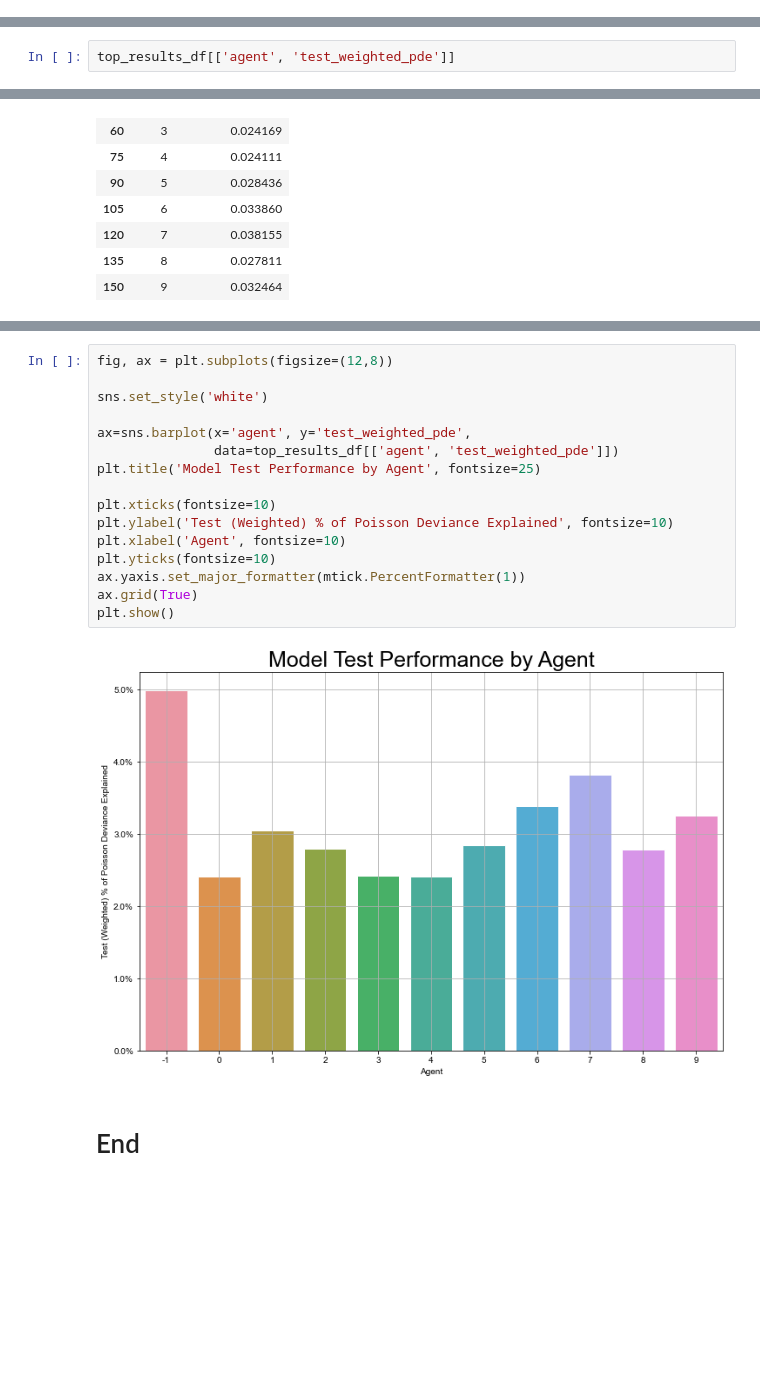
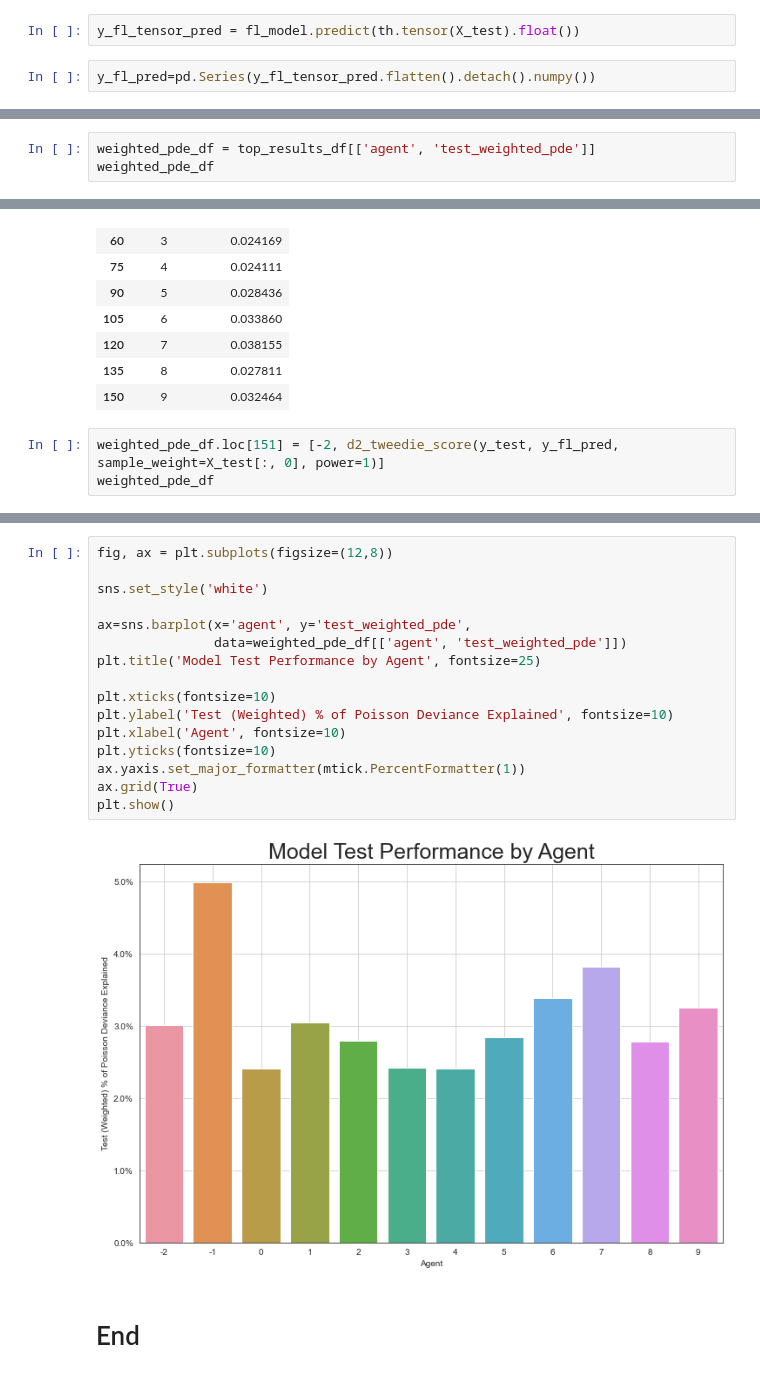
Before and after one commit to mw281685/IFoA-FL-WP, a Jupyter notebook: code/federated_learing_notebook_skorch n_jobs_ps_v8.4_graph.ipynb, the cells around one changed output, grey strips where cells are left out. Saved outputs shown, nothing was run; the diff lists cells and outputs as text; blank space fills up the shorter version.

Commit message:
Update graph nb & architecture.py to read in FL Torch model

```diff
--- a/code/federated_learing_notebook_skorch n_jobs_ps_v8.4_graph.ipynb
+++ b/code/federated_learing_notebook_skorch n_jobs_ps_v8.4_graph.ipynb
@@ -431,2 +470,6 @@ ax.legend(loc="upper left")
 # %% [markdown]
 # Metric
+# %%
+y_fl_tensor_pred = fl_model.predict(th.tensor(X_test).float())
+# %%
+y_fl_pred=pd.Series(y_fl_tensor_pred.flatten().detach().numpy())
@@ -433,5 +481,6 @@ ax.legend(loc="upper left")
 # %%
-top_results_df[['agent', 'test_weighted_pde']]
+weighted_pde_df = top_results_df[['agent', 'test_weighted_pde']]
+weighted_pde_df
 # %% [output]
 |  | agent | test_weighted_pde |
 | 0 | -1 | 0.049927 |
@@ -445,3 +494,6 @@ top_results_df[['agent', 'test_weighted_pde']]
 | 120 | 7 | 0.038155 |
 | 135 | 8 | 0.027811 |
 | 150 | 9 | 0.032464 |
+# %%
+weighted_pde_df.loc[151] = [-2, d2_tweedie_score(y_test, y_fl_pred, sample_weight=X_test[:, 0], power=1)]
+weighted_pde_df
@@ -448,20 +514,20 @@ top_results_df[['agent', 'test_weighted_pde']]
 # %%
 fig, ax = plt.subplots(figsize=(12,8))
 
 sns.set_style('white')
 
 ax=sns.barplot(x='agent', y='test_weighted_pde',
-               data=top_results_df[['agent', 'test_weighted_pde']])
+               data=weighted_pde_df[['agent', 'test_weighted_pde']])
 plt.title('Model Test Performance by Agent', fontsize=25)
 
 plt.xticks(fontsize=10)
 plt.ylabel('Test (Weighted) % of Poisson Deviance Explained', fontsize=10)
 plt.xlabel('Agent', fontsize=10)
 plt.yticks(fontsize=10)
 ax.yaxis.set_major_formatter(mtick.PercentFormatter(1))
 ax.grid(True)
 plt.show()
 # %% [output]
-[figure, old version]
+[figure, new version]
 # %% [markdown]
 # End
```
Also changed, not shown: parts of 17 cells of this notebook, 1 other file.
